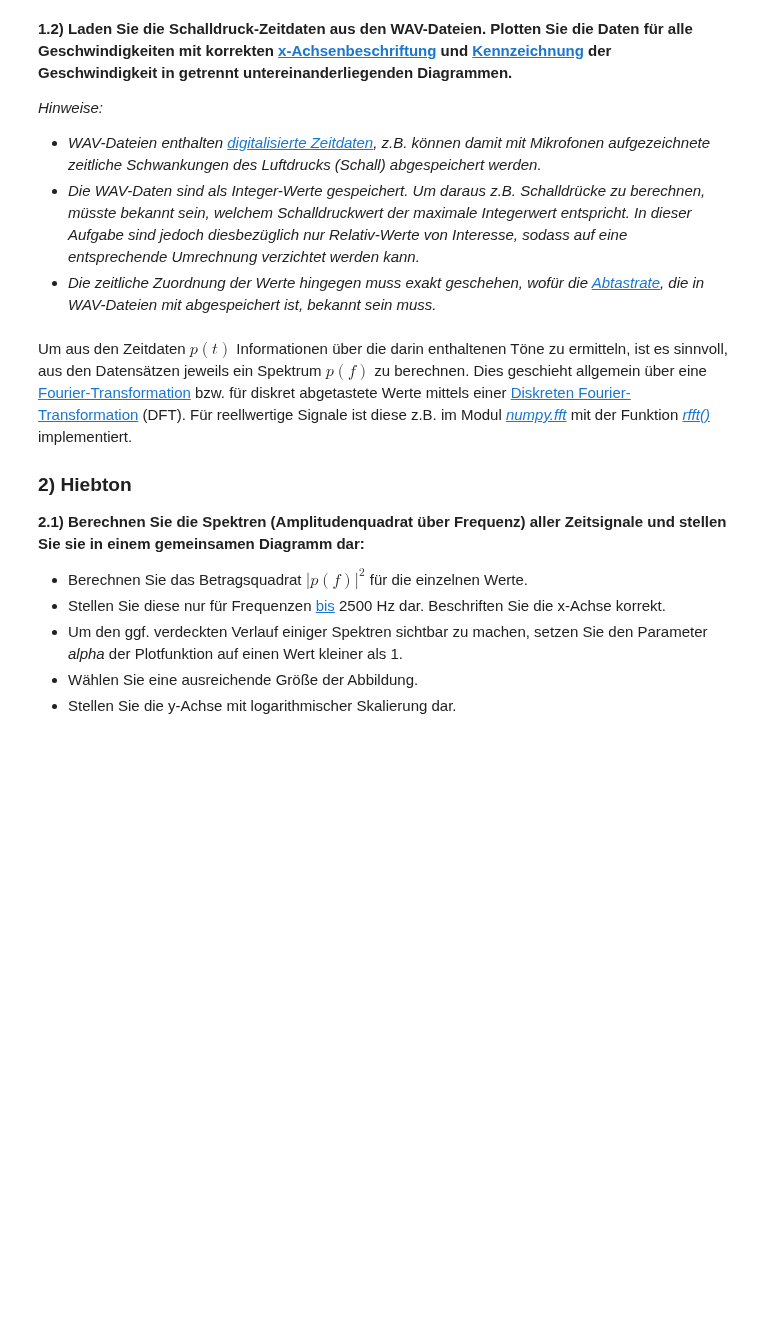
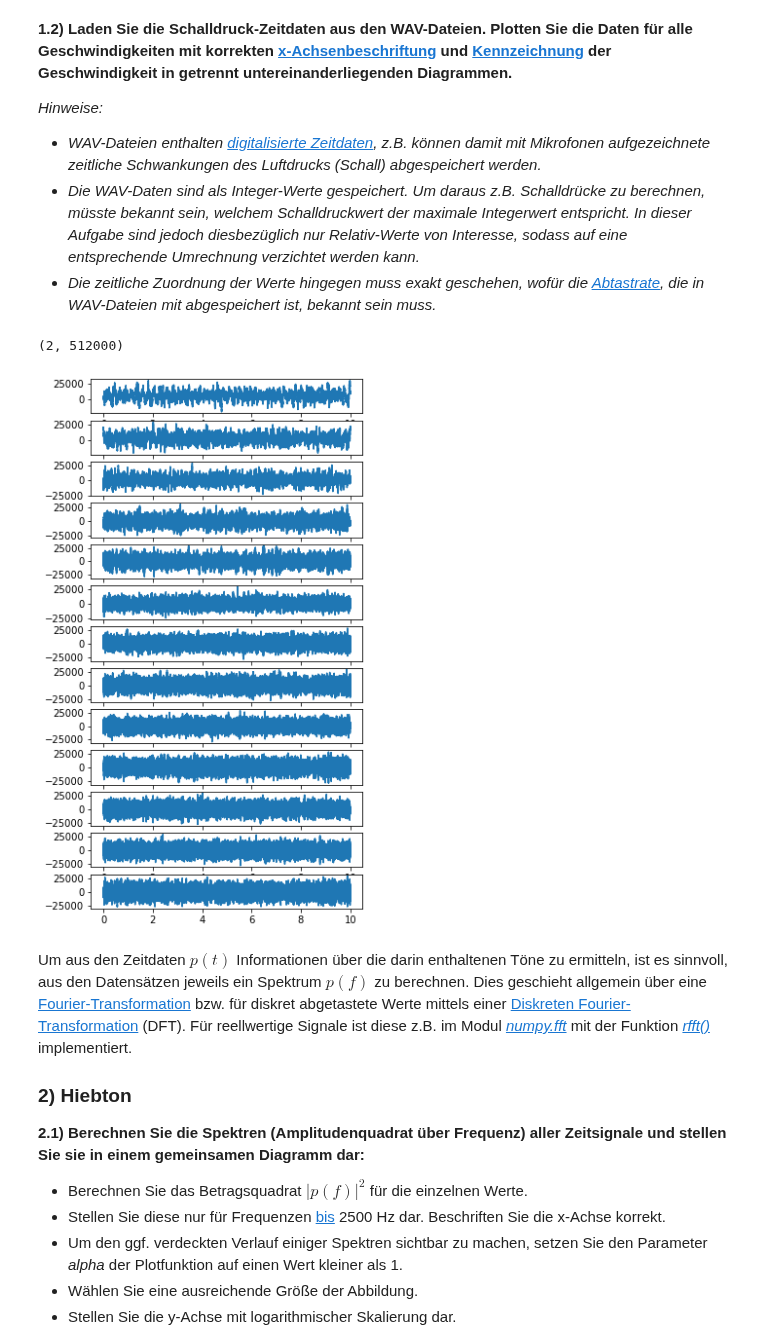
Before and after one commit to JuliusGoelz/Python_fuer_Ingenieure, a Jupyter notebook: HA4_Gruppe280.ipynb, the cells around one changed output. Cells and saved outputs as stored; diff of their text form; code cells hidden in the pictures; blank space fills up the shorter version.

```diff
--- a/HA4_Gruppe280.ipynb
+++ b/HA4_Gruppe280.ipynb
@@ -20,0 +19,18 @@ Hinweis: Als Dezimaltrennzeichen wurde für die Geschwindigkeit im Dateinamen ei
+# %%
+# Hier eigenen Code schreiben ...
+import re, glob
+# wavlist = os.listdir("data")  # ftunktionierende Alternative, besteht aber Plausibilitätstest nicht
+wavlist = glob.glob("data/*.wav")
+vlist = [float(re.sub(r".*06_mm_(.+?)_mps.wav", r"\1", filename).replace("o", ".")) for filename in wavlist]
+
+# ODER:
+
+vlist = []
+for filename in wavlist:
+    # v: Strömungsgeschwidigkeit
+    v_string = re.sub(r".*06_mm_(.+?)_mps.wav", r"\1", filename)      # r"" -> String ist eine regular expression
+    v = float(v_string.replace("o", "."))
+    vlist.append(v)
+
+print(f"wavlist: {wavlist}\n")
+print(f"vlist: {vlist}")
@@ -35,3 +53,26 @@ assert type(vlist[0]) == float
+# %%
+# Hier eigenen Code schreiben ...
+import numpy as np
+import matplotlib.pyplot as plt
+from scipy.io import wavfile
+
+wavdata = {}
+for v, filename in zip(vlist, wavlist):
+    sample_rate, L_p = wavfile.read(filename)
+    time_in_secs = np.array([i/sample_rate for i in range(len(L_p))])   # Erstellt 1D-Array mit Sekundenwerten (aus den Indizes (range) wird mit sample_rate die Sekunde)
+    data = np.vstack((time_in_secs, L_p))                               # Fügt 1D-Array mit Sekundenwerten mit 1D-Array mit Schalldrücken zu einem 2D-Array zusammen
+    wavdata[v] = data
+print(np.shape(wavdata[8.32]))
+
+plt.figure(figsize=(5, 10))
+for v, i in zip(vlist, range(len(vlist))):
+    plt.subplot(len(vlist), 1, i+1)
+    plt.plot(*wavdata[v])
+
+# es fehlen: Beschriftungen
+# %% [output]
+(2, 512000)
+[figure, added]
 # %% [markdown]
 Um aus den Zeitdaten $p(t)$ Informationen über die darin enthaltenen Töne zu ermitteln, ist es sinnvoll, aus den Datensätzen jeweils ein Spektrum $p(f)$ zu berechnen.
 Dies geschieht allgemein über eine [Fourier-Transformation](https://de.wikipedia.org/wiki/Fourier-Transformation) bzw. für diskret abgetastete Werte mittels einer [Diskreten Fourier-Transformation](https://de.wikipedia.org/wiki/Diskrete_Fourier-Transformation) (DFT). Für reellwertige Signale ist diese z.B. im Modul [*numpy.fft*](https://docs.scipy.org/doc/numpy/reference/routines.fft.html) mit der Funktion [*rfft()*](https://docs.scipy.org/doc/numpy/reference/generated/numpy.fft.rfft.html) implementiert.
```
Also changed, not shown: parts of 3 cells of this notebook.
